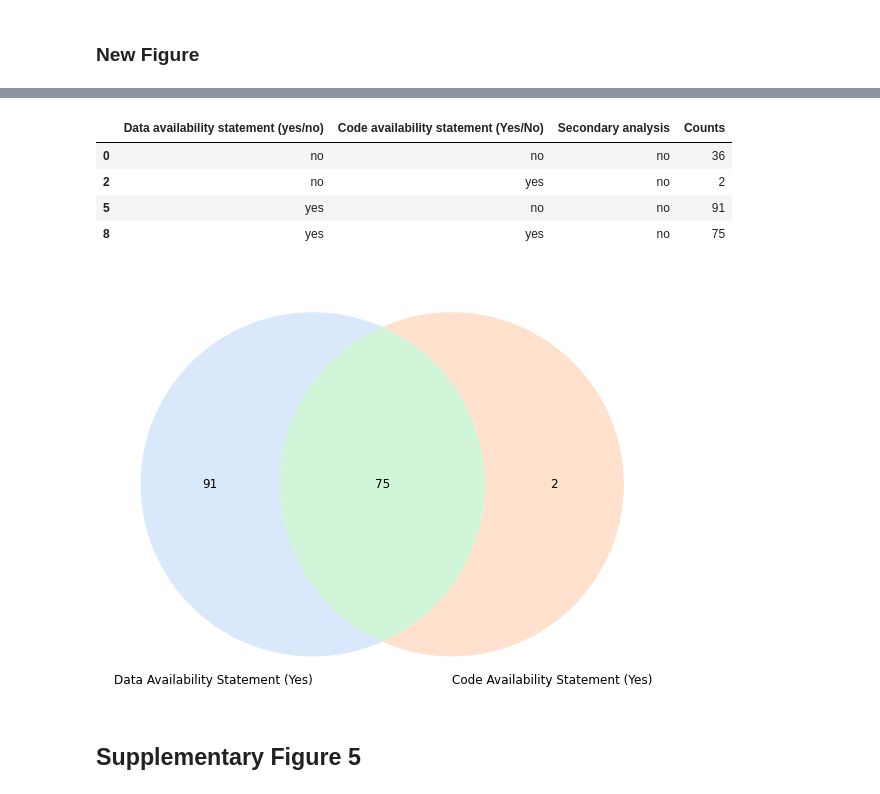
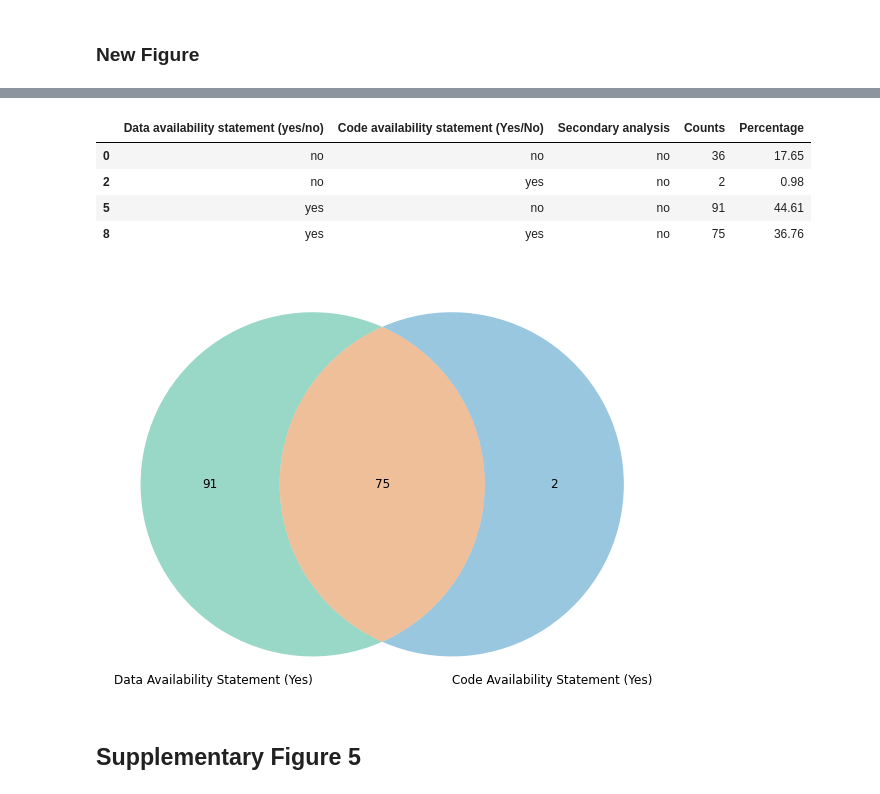
Before and after one commit to Mangul-Lab-USC/code-availability, a Jupyter notebook: notebooks/Figures.ipynb, the cells around one changed output, grey strips where cells are left out. Saved outputs shown, nothing was run; the diff lists cells and outputs as text; code cells hidden in the pictures.

```diff
--- a/notebooks/Figures.ipynb
+++ b/notebooks/Figures.ipynb
@@ -477,0 +513,11 @@ plt.show()
+# %%
+sns.set_style("white")
+sns.set_context("paper",font_scale=1)
+# create stacked bar chart for monthly temperatures
+df_stacked.plot(kind='bar', stacked=True,color=['#009E73','#D55E00','#0072B2'])
+plt.ylim([0, 100])
+# labels for x & y axis
+plt.xlabel("Years")
+plt.ylabel("Primary analysis manuscript  (%)")
+plt.legend(loc='upper right', bbox_to_anchor=(1.6, 1))
+plt.show()
@@ -556,8 +604,10 @@ df_temp
 | 4 | yes | 2020 | 51 | 11.258278 | 40.62 |
 | 5 | yes | 2021 | 42 | 9.271523 | 49.89 |
 # %%
-sns.set_palette("pastel")
-sns.barplot(data=df_temp, x='PMC_Year', y='Cumulative Percent Increase')
+sns.set_style("white")
+sns.set_context("paper",font_scale=1)
+colors = ['#E69F00']
+sns.barplot(data=df_temp, x='PMC_Year', y='Cumulative Percent Increase', palette=colors)
 
 for index, row in df_temp.iterrows():
     plt.annotate(f'{row["Cumulative Percent Increase"]:.2f}%', xy=(index, row['Cumulative Percent Increase']),
@@ -840,8 +906,8 @@ plt.figure(figsize=(10, 10))
 plt.rcParams.update({'font.size': 12})
 rcParams['font.family'] = 'sans-serif'
 sns.set_context("paper",font_scale=1)
-sns.set_palette("pastel")
-sns.barplot(data=df_temp, x='Percentage',y='Data Repository')
+colors = ["#E69F00"]
+sns.barplot(data=df_temp, x='Percentage',y='Data Repository',palette=colors)
 for index, row in df_temp.iterrows():
     plt.annotate(f'{row["Percentage"]}%', xy=(row['Percentage'],index),ha='left', va='top', fontsize=12)
 plt.xlabel("Percentage of Primary Analysis (%)", fontsize=12)
@@ -919,0 +1005,21 @@ plt.show()
+# %%
+data = {'Analysis Type': ['Primary Analysis', 'Secondary Analysis'],
+        'Code Available': [16.19, 34.14],
+        'Code Unavailable': [28.45, 21.23]}
+df_test = pd.DataFrame(data).set_index('Analysis Type')
+plt.figure(figsize=(15, 10))
+plt.rcParams.update({'font.size': 12})
+rcParams['font.family'] = 'sans-serif'
+sns.set_context("paper",font_scale=1)
+colors = ['#0072B2','#D55E00']
+#sns.set_palette("pastel")
+df_test.plot(kind='bar', stacked=True, color=['#0072B2','#D55E00'])
+plt.legend(['Code Available', 'Code Unavailable'],loc='upper right', bbox_to_anchor=(1., 1))
+plt.xlabel("Type of Analysis",fontsize=12)
+plt.ylabel("Percentage of Manuscripts (%)",fontsize=12)
+plt.ylim(0,100)
+plt.xticks(rotation=0)
+plt.tick_params(axis='both', labelsize=12)
+sns.despine()
+plt.savefig('../Figures/sup2_v2.png', format='png', dpi=300)
+plt.show()
@@ -1017,33 +1152,36 @@ df_temp.loc[5,'Counts'] += df_temp.loc[4,'Counts']
 df_temp.loc[8,'Counts'] += df_temp.loc[7,'Counts']
 df_temp = df_temp.drop(4)
 df_temp = df_temp.drop(7)
+#create percentage column
+df_temp['Percentage'] = (df_temp['Counts']/df_temp['Counts'].sum()) * 100
+df_temp['Percentage']=df_temp['Percentage'].round(2)
 df_temp
 # %% [output]
-|  | Data availability statement (yes/no) | Code availability statement (Yes/No) | Secondary analysis | Counts |
-| 0 | no | no | no | 36 |
-| 2 | no | yes | no | 2 |
-| 5 | yes | no | no | 91 |
-| 8 | yes | yes | no | 75 |
+|  | Data availability statement (yes/no) | Code availability statement (Yes/No) | Secondary analysis | Counts | Percentage |
+| 0 | no | no | no | 36 | 17.65 |
+| 2 | no | yes | no | 2 | 0.98 |
+| 5 | yes | no | no | 91 | 44.61 |
+| 8 | yes | yes | no | 75 | 36.76 |
 # %%
 # Use the venn2 function
 plt.figure(figsize=(10, 10))
 plt.rcParams.update({'font.size': 12})
 rcParams['font.family'] = 'sans-serif'
-colors = sns.color_palette("pastel")
+colors = ['#009E73', '#0072B2','#D55E00']
 venn=venn2_unweighted(subsets = (df_temp['Counts'][5], df_temp['Counts'][2], df_temp['Counts'][8]), set_labels = ('Data Availability Statement (Yes)', 'Code Availability Statement (Yes)'))
 venn.get_patch_by_id('10').set_facecolor(colors[0])
 venn.get_patch_by_id('01').set_facecolor(colors[1])
 venn.get_patch_by_id('11').set_facecolor(colors[2])
 for text in venn.set_labels:
     text.set_fontsize(12)
 for x in range(len(venn.subset_labels)):
     if venn.subset_labels[x] is not None:
         venn.subset_labels[x].set_fontsize(12)
 
 plt.savefig('../Figures/sup4.png', format='png', dpi=300)
 plt.show()
 # %% [output]
-[figure, old version]
+[figure, new version]
 # %% [markdown]
 ## Supplementary Figure 5
 # %%
```
Also changed, not shown: parts of 29 cells of this notebook, 8 other files.
